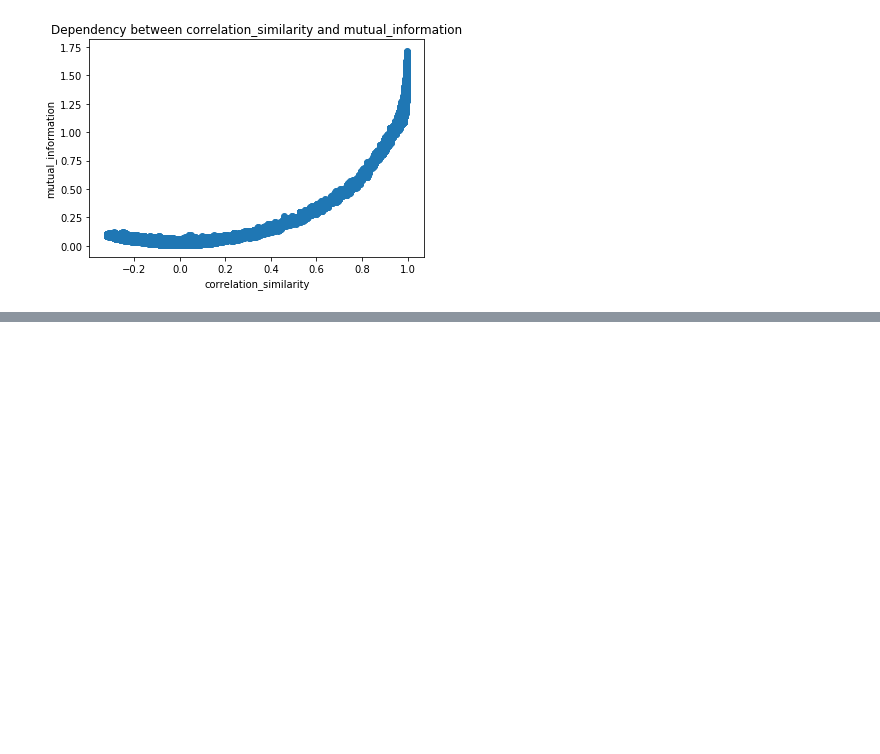
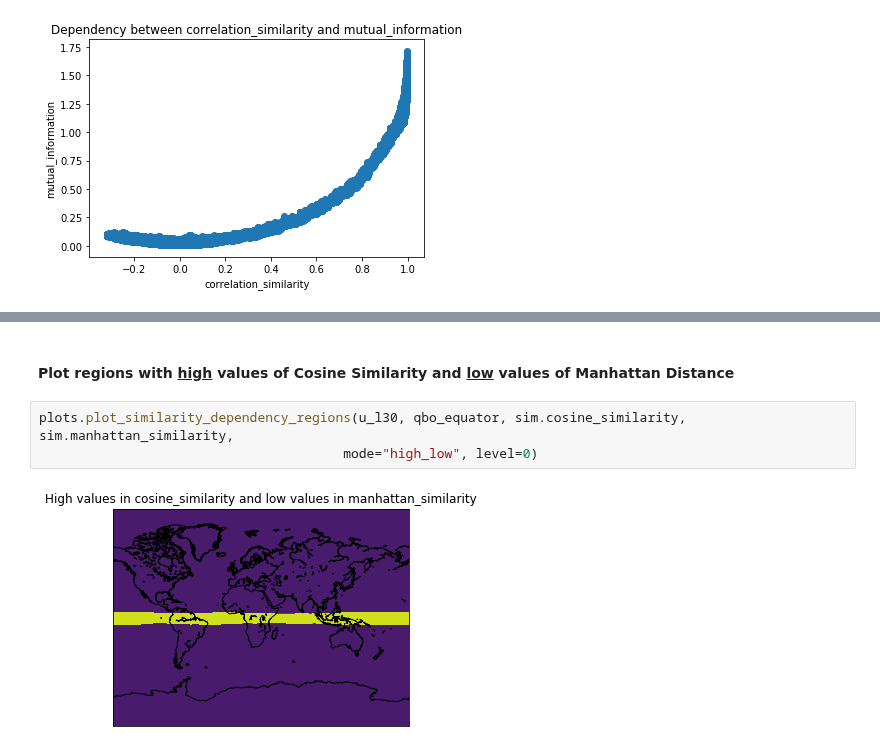
Before and after one commit to Climate-Data-Science/Climate-Similarity-Metrics, a Jupyter notebook: 8_similarity_metrics_dependency.ipynb, the cells around one changed output, grey strips where cells are left out. Saved outputs shown, nothing was run; the diff lists cells and outputs as text; blank space fills up the shorter version.

```diff
--- a/8_similarity_metrics_dependency.ipynb
+++ b/8_similarity_metrics_dependency.ipynb
@@ -47,0 +91,7 @@ plots.plot_similarity_dependency(u_l30, qbo_equator, sim.correlation_similarity,
+# %% [markdown]
+<h4>Plot regions with <u>high</u> values of Cosine Similarity and <u>low</u> values of Manhattan Distance</h4>
+# %%
+plots.plot_similarity_dependency_regions(u_l30, qbo_equator, sim.cosine_similarity, sim.manhattan_similarity,
+                                       mode="high_low", level=0)
+# %% [output]
+[figure, added]
```
Also changed, not shown: parts of 15 cells of this notebook, 2 other files.
